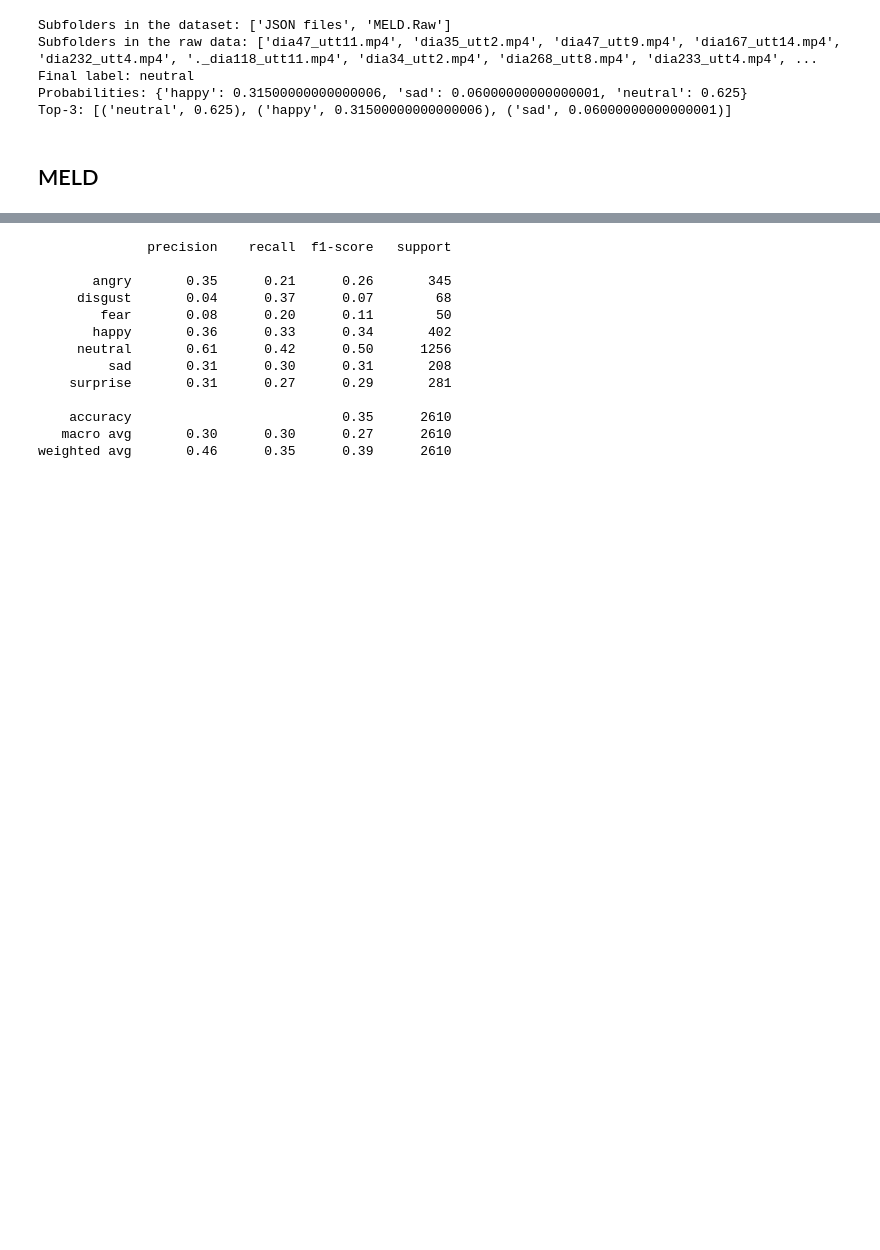
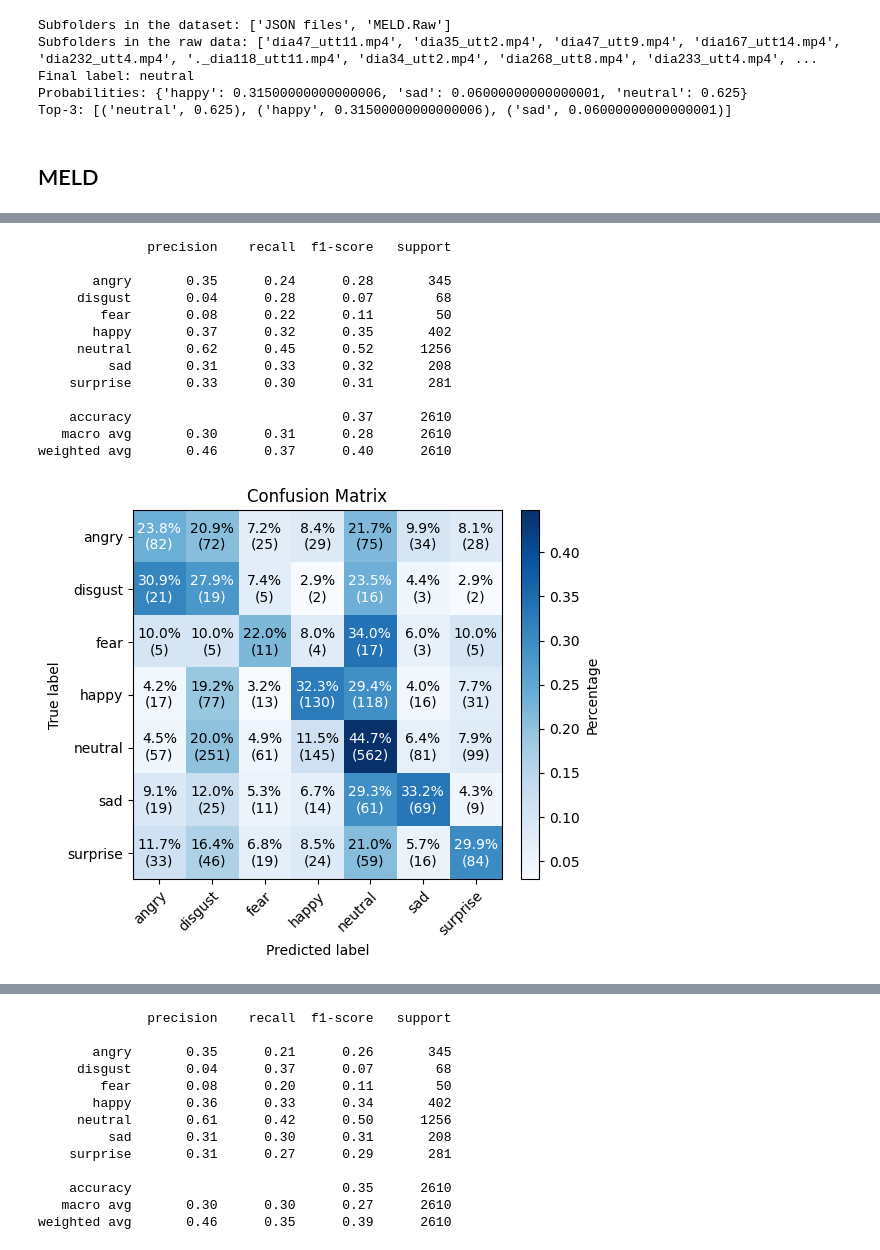
Before and after one commit to sofiafernandescd/EmoReA, a Jupyter notebook: emorea-backend/notebooks/multimodal/1_late_fusion.ipynb, the cells around one changed output, grey strips where cells are left out. Drawn from its saved outputs; the diff is of its cells as text; code cells hidden in the pictures; blank space fills up the shorter version.

Commit message:
one more experiment late fusion

```diff
--- a/emorea-backend/notebooks/multimodal/1_late_fusion.ipynb
+++ b/emorea-backend/notebooks/multimodal/1_late_fusion.ipynb
@@ -103,7 +103,8 @@ def multimodal_er(
 
 #meld_test['preds'] = meld_test['filename'].progress_apply(multimodal_er)
 #meld_test.to_csv("meld_test_late_fusion_preds.csv", index=False)
-
-meld_test['pred_fer'] = meld_test['filename'].progress_apply(lambda x: fer(process_files(x)))
-meld_test.to_csv("meld_test_late_fusion_preds_no_face.csv", index=False)
+meld_test = pd.read_csv("meld_test_late_fusion_preds.csv")
+#meld_test['pred_fer'] = meld_test['filename'].progress_apply(lambda x: fer(process_files(x)))
+#meld_test.to_csv("meld_test_late_fusion_preds_no_face.csv", index=False)
+meld_fer = pd.read_csv("meld_test_late_fusion_preds_no_face.csv")
 # %%
@@ -128,0 +118,27 @@ meld_test.iloc[1]['pred_fer']
+# %%
+from src.evaluation import plot_confusion_matrix
+from sklearn.metrics import classification_report
+
+
+def get_final_pred(preds):
+
+    audio_emo, face_emo, text_emo = preds
+    tav_input = {
+        'audio': audio_emo,
+        'video': [i['emotions'] for i in face_emo],
+        'text': text_emo
+    }
+    pred_tav = fusion.fuse(tav_input)
+    ta_input = {
+        'audio': audio_emo,
+        #'video': face_emo,
+        'text': text_emo
+    }
+    pred_ta = fusion.fuse(ta_input)
+
+    return (pred_tav, pred_ta)
+
+fusion = LateFusion(weights={'text': 0.4, 'audio': 0.3, 'video': 0.3})
+meld_test['preds_no_face'] = [(eval(x)[0], eval(y), eval(x)[2]) for x,y in zip(meld_test['preds'], meld_fer['pred_fer'])]
+
+meld_test['fused_no_face'] = meld_test['preds_no_face'].progress_apply(get_final_pred)
@@ -128,0 +161,18 @@ meld_test.iloc[1]['pred_fer']
+# %%
+print(classification_report(meld_test['label'], [i[0][0] for i in meld_test['fused_no_face']]))
+plot_confusion_matrix(meld_test['label'], [i[0][0] for i in meld_test['fused_no_face']])
+# %% [output]
+              precision    recall  f1-score   support
+
+       angry       0.35      0.24      0.28       345
+     disgust       0.04      0.28      0.07        68
+        fear       0.08      0.22      0.11        50
+       happy       0.37      0.32      0.35       402
+     neutral       0.62      0.45      0.52      1256
+         sad       0.31      0.33      0.32       208
+    surprise       0.33      0.30      0.31       281
+
+    accuracy                           0.37      2610
+   macro avg       0.30      0.31      0.28      2610
+weighted avg       0.46      0.37      0.40      2610
+[figure, added]
```
Also changed, not shown: parts of 5 cells of this notebook.
